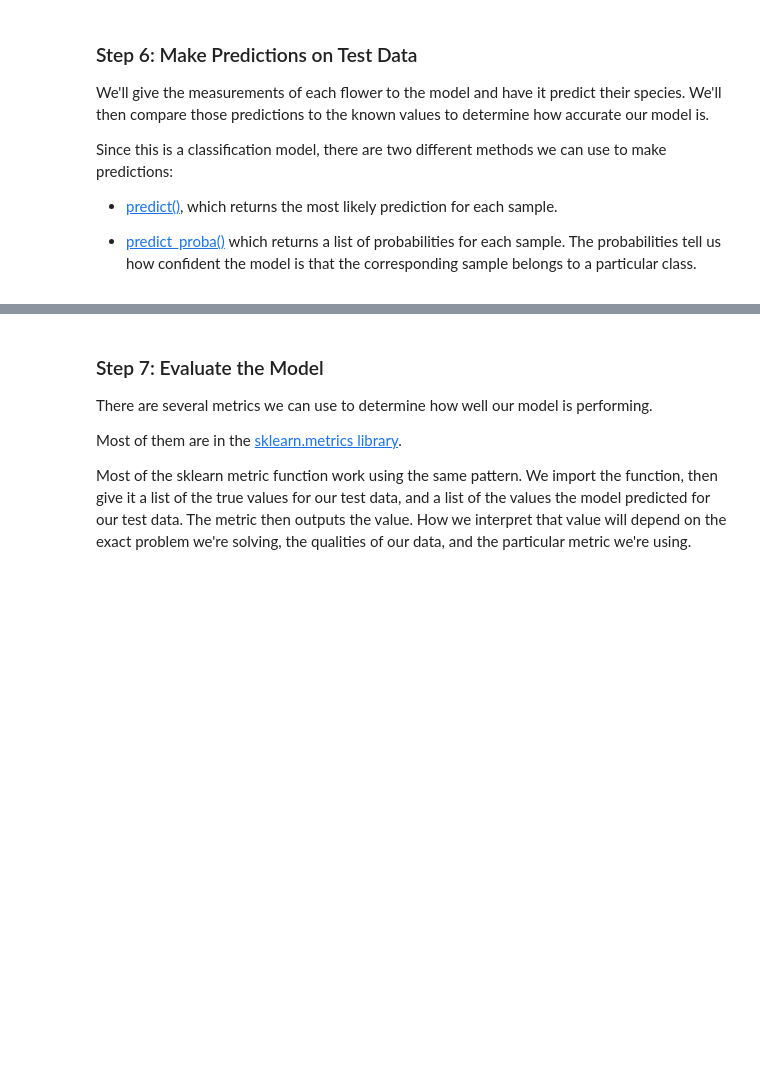
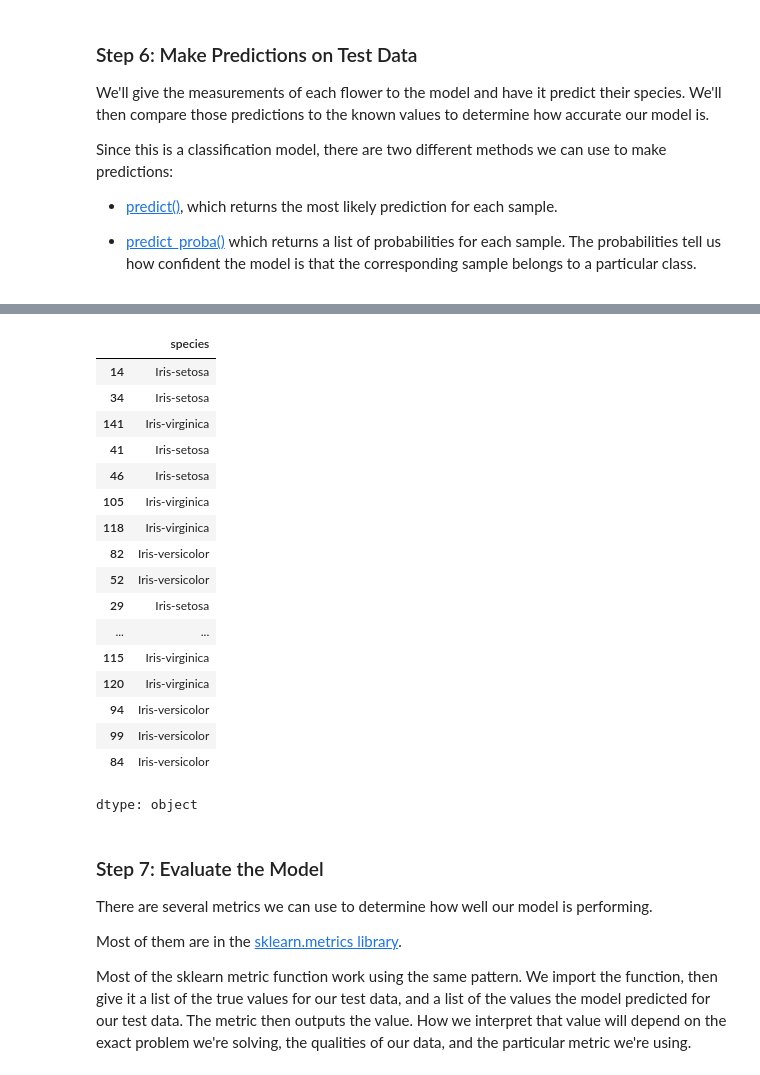
Before and after one commit to Taylor-Paxman/CSE450, a Jupyter notebook: notebooks/Exploration_04.ipynb, the cells around one changed output, grey strips where cells are left out. Drawn from its saved outputs; the diff is of its cells as text; code cells hidden in the pictures; blank space fills up the shorter version.

```diff
--- a/notebooks/Exploration_04.ipynb
+++ b/notebooks/Exploration_04.ipynb
@@ -96,6 +96,7 @@ First, we'll create a dataframe called "X" containing the features of the data w
 # %%
 # Create a new dataframe called X that contians the features we're going
 # to use to make predictions
+X = iris[['sepal_length', 'sepal_width', 'petal_length', 'petal_width']]
 # %% [markdown]
 Next we'll create a dataframe called "y" containing the target variable, or the set of values we want to predict. In this case, that will be `species`.
 
@@ -103,6 +104,7 @@ Next we'll create a dataframe called "y" containing the target variable, or the
 # %%
 # Create a new dataframe called y that contians the target we're
 # trying to predict
+y = iris['species']
 # %% [markdown]
 ### Step 3. Split the data into training and test sets.
 
@@ -117,6 +119,8 @@ While we could use a bunch of python code to do this step, the sklearn library h
 For this step, we'll use the [train_test_split()](https://scikit-learn.org/stable/modules/generated/sklearn.model_selection.train_test_split.html) function.
 # %%
 # Import and use the train_test_split() function to split the X and y
+from sklearn.model_selection import train_test_split
+X_train, X_test, y_train, y_test = train_test_split(X, y, test_size=.2)
 # dataframes into training and test sets.
 #
 # The training data should contain 80% of the samples and
@@ -187,5 +246,25 @@ Since this is a classification model, there are two different methods we can use
 # %%
 # Just a quick comparison with y_test to see if they match up
+y_test
+# %% [output]
+|  | species |
+| 14 | Iris-setosa |
+| 34 | Iris-setosa |
+| 141 | Iris-virginica |
+| 41 | Iris-setosa |
+| 46 | Iris-setosa |
+| 105 | Iris-virginica |
+| 118 | Iris-virginica |
+| 82 | Iris-versicolor |
+| 52 | Iris-versicolor |
+| 29 | Iris-setosa |
+| ... | ... |
+| 115 | Iris-virginica |
+| 120 | Iris-virginica |
+| 94 | Iris-versicolor |
+| 99 | Iris-versicolor |
+| 84 | Iris-versicolor |
+dtype: object
 # %% [markdown]
 ### Step 7: Evaluate the Model
 
```
Also changed, not shown: parts of 9 cells of this notebook.
